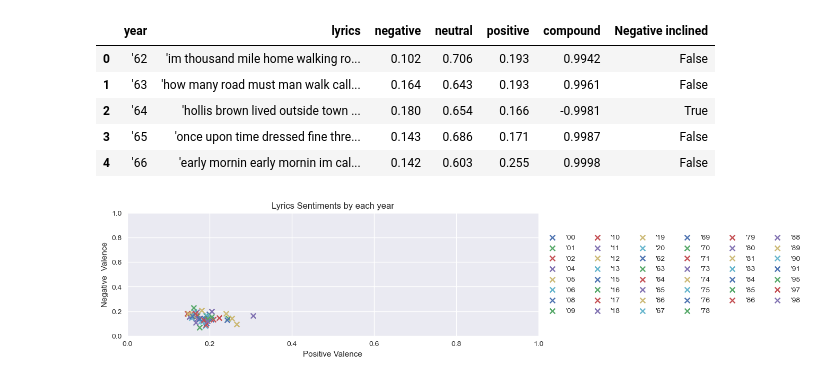
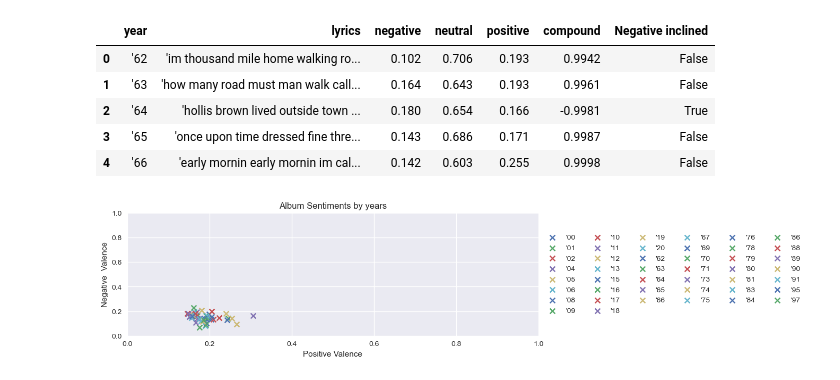
Before and after one commit to jatanjay/Song-and-Dance-Man-, a Jupyter notebook: SongandDanceMan.ipynb, the cells around one changed output. Cells and saved outputs as stored; diff of their text form; code cells hidden in the pictures.

```diff
--- a/SongandDanceMan.ipynb
+++ b/SongandDanceMan.ipynb
@@ -84,3 +71,9 @@ dylan_corpus = r"C:/Users/jayes/PycharmProjects/SongandDanceMan/Final_final_fina
+# %%
+dylan_albums = "Dylan_albums.csv"
+dylan_tracks = "Dylan_tracks.csv"
+dylan_lyrics = "Dylan_lyrics.csv"
+dylan_by_years = "Dylan_by_years.csv"
+dylan_corpus = "Dylan_corpus.csv"
 # %%
 albums = pd.read_csv(dylan_albums)
 tracks = pd.read_csv(dylan_tracks)
@@ -641,7 +727,7 @@ negative = []
 neutral = []
 positive = []
 compound = []
-for_sa = by_years[["year","lyrics"]]
+for_sa = by_years[["year", "lyrics"]]
 sentiment_by_years = for_sa.copy()
 
 for i in sentiment_by_years['lyrics']:
@@ -655,8 +741,11 @@ sentiment_by_years['negative'] = negative
 sentiment_by_years['neutral'] = neutral
 sentiment_by_years['positive'] = positive
 sentiment_by_years['compound'] = compound
-sentiment_by_years['Negative inclined'] = np.where(sentiment_by_years['negative'] > sentiment_by_years['positive'], 'True', 'False')
-negatives = sentiment_by_years.loc[sentiment_by_years['Negative inclined'] == 'True']
+sentiment_by_years['Negative inclined'] = np.where(
+    sentiment_by_years['negative'] > sentiment_by_years['positive'], 'True',
+    'False')
+negatives = sentiment_by_years.loc[sentiment_by_years['Negative inclined'] ==
+                                   'True']
 negative_years = [y for y in negatives['year']]
 sentiment_by_years.head()
 # %% [output]
@@ -669,14 +758,19 @@ sentiment_by_years.head()
 # %%
 def sctplt():
     for name, group in sentiment_by_years.groupby('year'):
-        plt.scatter(group['positive'],group['negative'],label=name, marker='x')
+        plt.scatter(group['positive'],
+                    group['negative'],
+                    label=name,
+                    marker='x')
+
+
 sctplt()
-plt.xlim([0.00,1])
-plt.ylim([0.00,1])
-plt.legend(loc='center left', bbox_to_anchor=(1, 0.5),ncol=6)
-plt.title("Lyrics Sentiments by each year")
+plt.xlim([0.00, 1])
+plt.ylim([0.00, 1])
+plt.legend(loc='center left', bbox_to_anchor=(1, 0.5), ncol=6)
+plt.title("Album Sentiments by years")
 plt.xlabel('Positive Valence')
 plt.ylabel('Negative  Valence')
 plt.show()
 # %% [output]
-[figure, old version]
+[figure, new version]
```
Also changed, not shown: parts of 38 cells of this notebook.
